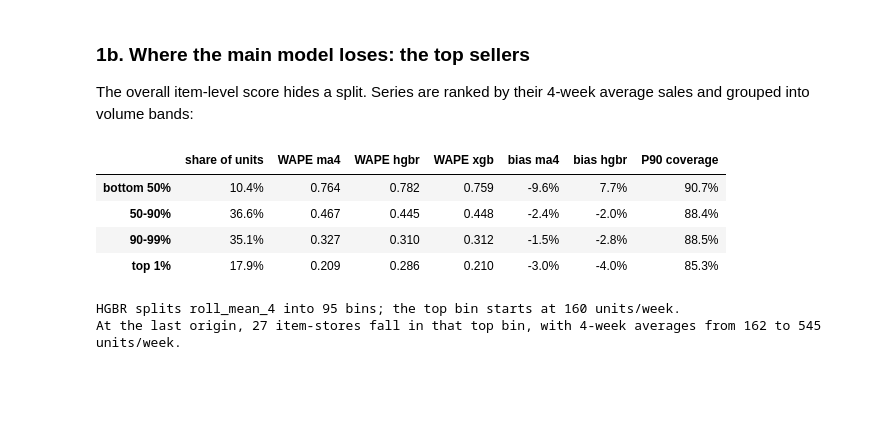
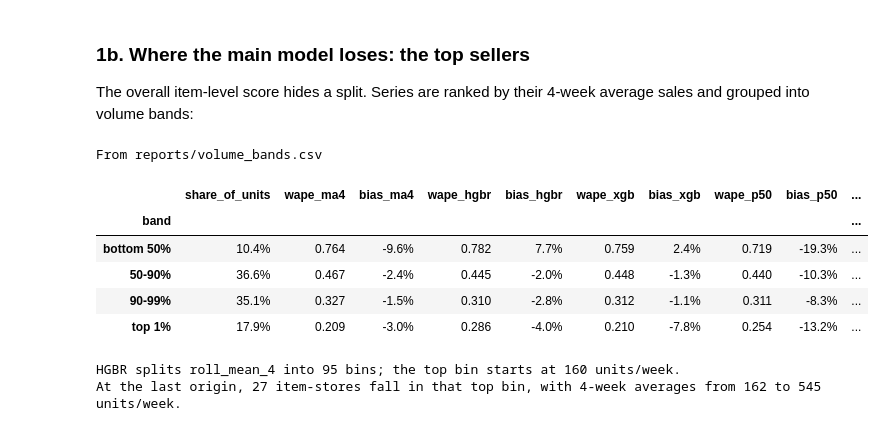
Before and after one commit to jordyvantoor/store-supply-forecast, a Jupyter notebook: notebooks/03_models_evaluation.ipynb, the cells around one changed output. Saved outputs shown, nothing was run; the diff lists cells and outputs as text; code cells hidden in the pictures; blank space fills up the shorter version.

```diff
--- a/notebooks/03_models_evaluation.ipynb
+++ b/notebooks/03_models_evaluation.ipynb
@@ -32,24 +32,11 @@ def score(method, level, stat="wape"):
     row = board[(board.group_by == "overall") & (board.method == method) & (board.level == level)]
     return float(row[stat].iloc[0])
 
-def by_volume_band(fc, origins):
-    """WAPE and bias per volume band (series ranked by their 4-week average)."""
-    s = fc[fc.origin_idx.isin(origins)].copy()
-    level = s.groupby(["item_id", "store_id"], observed=True)["ma4"].transform("mean")
-    s["band"] = pd.qcut(level, [0, .5, .9, .99, 1], labels=["bottom 50%", "50-90%", "90-99%", "top 1%"])
-    rows = {}
-    for band, x in s.groupby("band", observed=True):
-        rows[band] = {"share of units": x.actual.sum() / s.actual.sum(),
-                      **{f"WAPE {m}": (x[m] - x.actual).abs().sum() / x.actual.sum() for m in ["ma4", "hgbr", "xgb"]},
-                      **{f"bias {m}": (x[m] - x.actual).sum() / x.actual.sum() for m in ["ma4", "hgbr"]},
-                      "P90 coverage": (x.actual <= x.p90).mean()}
-    return pd.DataFrame(rows).T
-
 fc = pd.read_parquet(REPO_ROOT / "models" / "backtest_forecasts.parquet")
 fold_origins = [o["origin_idx"] for o in metrics["origins"]]
-bands = by_volume_band(fc, fold_origins)
+bands = pd.read_csv(REPORTS / "volume_bands.csv").set_index("band")
 top = bands.loc["top 1%"]
-mid_share = bands.loc[["50-90%", "90-99%"], "share of units"].sum()
+mid_share = bands.loc[["50-90%", "90-99%"], "share_of_units"].sum()
 
 inv = metrics["inventory"]
 pol = {p["policy"]: p for p in inv["policies"]}
@@ -74,8 +61,8 @@ ACCURACY (where the model wins and where it doesn't)
 - Item x store x week: HGBR {score('hgbr', I):.3f} is level with the moving average ({score('ma4', I):.3f});
   XGBoost is better at {score('xgb', I):.3f}. Much of a single item's week-to-week variation is randomness
   that no feature predicts.
-- Known weakness: on the top 1% of item-stores by volume ({top['share of units']:.0%} of units), HGBR's WAPE is
-  {top['WAPE hgbr']:.3f} vs {top['WAPE ma4']:.3f} for the moving average. HGBR bins each feature, and the
+- Known weakness: on the top 1% of item-stores by volume ({top['share_of_units']:.0%} of units), HGBR's WAPE is
+  {top['wape_hgbr']:.3f} vs {top['wape_ma4']:.3f} for the moving average. HGBR bins each feature, and the
   biggest sellers share one bin (section 1b). HGBR beats the moving average in the middle bands
   (50-99% by volume, {mid_share:.0%} of units) and is slightly worse on the smallest half of item-stores.
 - Bias: HGBR {score('hgbr', I, 'bias'):+.1%} vs moving average {score('ma4', I, 'bias'):+.1%} (negative = under-forecast).
@@ -193,14 +180,16 @@ Item-store-week by demand type
 
 The overall item-level score hides a split. Series are ranked by their 4-week average sales and grouped into volume bands:
 # %%
-bands.style.format({c: "{:.1%}" if c in ("share of units", "P90 coverage") or c.startswith("bias") else "{:.3f}"
-                    for c in bands.columns})
+bands.style.format({c: "{:.1%}" if c in ("share_of_units", "p90_coverage") or c.startswith("bias") else "{:.3f}"
+                    for c in bands.columns}).set_caption("From reports/volume_bands.csv")
 # %% [output]
+From reports/volume_bands.csv
-|  | share of units | WAPE ma4 | WAPE hgbr | WAPE xgb | bias ma4 | bias hgbr | P90 coverage |
-| bottom 50% | 10.4% | 0.764 | 0.782 | 0.759 | -9.6% | 7.7% | 90.7% |
-| 50-90% | 36.6% | 0.467 | 0.445 | 0.448 | -2.4% | -2.0% | 88.4% |
-| 90-99% | 35.1% | 0.327 | 0.310 | 0.312 | -1.5% | -2.8% | 88.5% |
-| top 1% | 17.9% | 0.209 | 0.286 | 0.210 | -3.0% | -4.0% | 85.3% |
+|  | share_of_units | wape_ma4 | bias_ma4 | wape_hgbr | bias_hgbr | wape_xgb | bias_xgb | wape_p50 | bias_p50 | ... |
+| band |  |  |  |  |  |  |  |  |  | ... |
+| bottom 50% | 10.4% | 0.764 | -9.6% | 0.782 | 7.7% | 0.759 | 2.4% | 0.719 | -19.3% | ... |
+| 50-90% | 36.6% | 0.467 | -2.4% | 0.445 | -2.0% | 0.448 | -1.3% | 0.440 | -10.3% | ... |
+| 90-99% | 35.1% | 0.327 | -1.5% | 0.310 | -2.8% | 0.312 | -1.1% | 0.311 | -8.3% | ... |
+| top 1% | 17.9% | 0.209 | -3.0% | 0.286 | -4.0% | 0.210 | -7.8% | 0.254 | -13.2% | ... |
 # %%
 import joblib
 from forecast.models import HGBR_FEATURES
```
Also changed, not shown: parts of 2 cells of this notebook, 2 other files.
